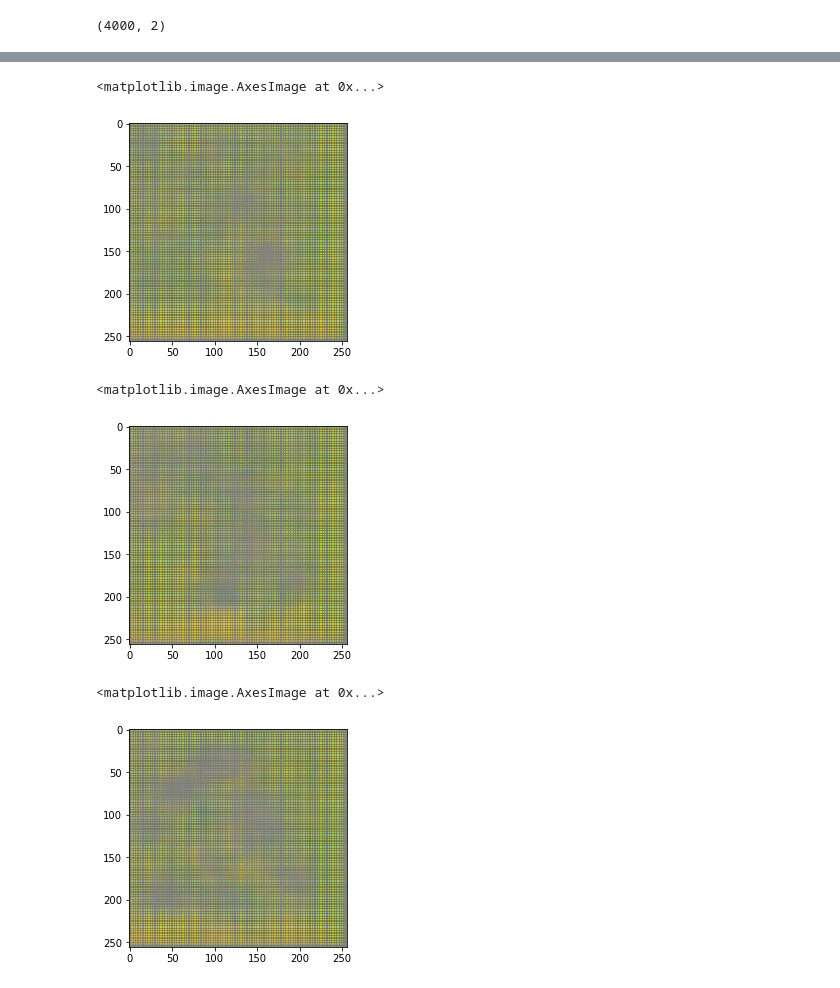
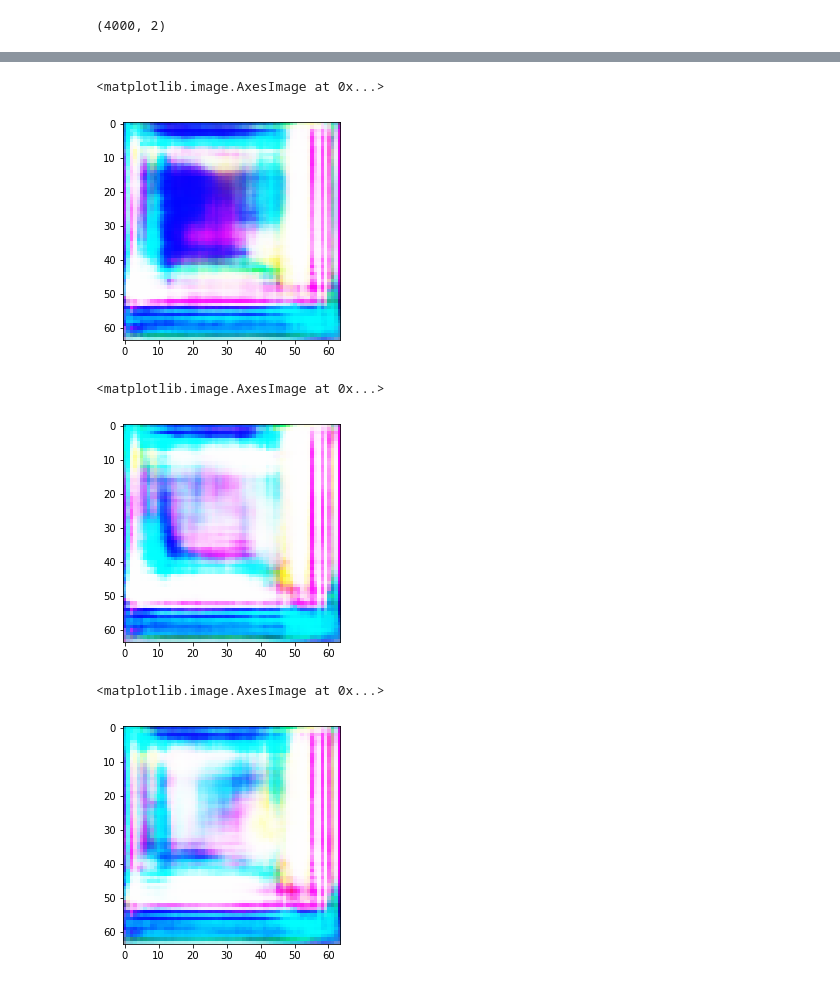
Before and after one commit to elpa8934/GAN, a Jupyter notebook: Colin_Gan.ipynb, the cells around one changed output, grey strips where cells are left out. Cells and saved outputs as stored; diff of their text form; code cells hidden in the pictures.

```diff
--- a/Colin_Gan.ipynb
+++ b/Colin_Gan.ipynb
@@ -110,10 +146,10 @@ Non-trainable params: 0
 _________________________________________________________________
 # %%
 def create_random_image(dim,num_samples):
-    return np.random.randn(dim[0]*dim[1]*dim[2]*num_samples).reshape(num_samples,dim[0],dim[1],dim[2])
+    return shift_negone_one(np.random.rand(dim[0]*dim[1]*dim[2]*num_samples).reshape(num_samples,dim[0],dim[1],dim[2]))
 # %%
 num_fakes = 4000
-X_fakes = create_random_image([256,256,3],num_fakes)
+X_fakes = create_random_image([64,64,3],num_fakes)
 # %%
 X_fakes.shape
 # %% [output]
@@ -156,10 +191,16 @@ latent_dim = 100
 def define_generator(latent_dim):
     model = tf.keras.models.Sequential()
     # foundation for 8x8 image
-    n_nodes = 128 * 8 * 8
+    n_nodes = 512 * 4 * 4
     model.add(tf.keras.layers.Dense(n_nodes, input_dim=latent_dim))
     model.add(tf.keras.layers.LeakyReLU(alpha=0.2))
-    model.add(tf.keras.layers.Reshape((8, 8, 128)))
+    model.add(tf.keras.layers.Reshape((4, 4, 512)))
+    # upsample to 8x8
+    model.add(tf.keras.layers.UpSampling2D())
+    model.add(layers.Conv2D(256,(4,4),padding='same'))
+    model.add(tf.keras.layers.LeakyReLU(alpha=0.2))
+    model.add(layers.BatchNormalization())
+    model.add(tf.keras.layers.LeakyReLU(alpha=0.2))
     # upsample to 16x16
     model.add(tf.keras.layers.UpSampling2D())
     model.add(layers.Conv2D(128,(4,4),padding='same'))
@@ -178,16 +219,7 @@ def define_generator(latent_dim):
     model.add(tf.keras.layers.LeakyReLU(alpha=0.2))
     model.add(layers.BatchNormalization())
     model.add(tf.keras.layers.LeakyReLU(alpha=0.2))
-    # upsample to 128x128
-    model.add(tf.keras.layers.UpSampling2D())
-    model.add(layers.Conv2D(32,(4,4),padding='same'))
-    model.add(tf.keras.layers.LeakyReLU(alpha=0.2))
-    model.add(layers.BatchNormalization())
-    model.add(tf.keras.layers.LeakyReLU(alpha=0.2))
-    # upsample to 256x256
-    model.add(tf.keras.layers.Conv2DTranspose(32, (4,4), strides=(2,2), padding='same'))
-    model.add(tf.keras.layers.LeakyReLU(alpha=0.2))
-    model.add(tf.keras.layers.Conv2D(3, (5,5), activation='sigmoid', padding='same'))
+    model.add(tf.keras.layers.Conv2D(3, (5,5), activation='tanh', padding='same'))
     return model
 
 model_g = define_generator(latent_dim)
@@ -279,6 +289,6 @@ Non-trainable params: 544,258
 _________________________________________________________________
 # %%
-def train(g_model, d_model, gan_model, real_images, latent_dim, n_epochs=3, n_batch=32):
+def train(g_model, d_model, gan_model, real_images, latent_dim, n_epochs=12, n_batch=32):
     bat_per_epo = real_images.shape[0]//n_batch
     half_batch = n_batch//2
     for i in range(n_epochs):
@@ -286,7 +296,6 @@ def train(g_model, d_model, gan_model, real_images, latent_dim, n_epochs=3, n_ba
             X_real = real_images[np.random.randint(0,real_images.shape[0],half_batch)]
             y_real = np.tile([0.0,1.0],(half_batch,1))
             X_fake, y_fake = generate_fake_images(g_model, latent_dim, half_batch)
-            # X, y = np.append(X_real,X_fake,axis=0), np.append(y_real,y_fake,axis=0)
             d_loss, _ = d_model.train_on_batch(X_real, y_real)
             d_loss, _ = d_model.train_on_batch(X_fake, y_fake)
 
@@ -326,18 +328,18 @@ plt.imshow(test_image2[0])
 # %%
 test_image3and,_ =  generate_fake_images(final_g_model,latent_dim,5)
 # %%
-plt.imshow(test_image3and[0])
+plt.imshow(shift_zero_one(test_image3and[0]))
 # %% [output]
 <matplotlib.image.AxesImage at 0x...>
-[figure, old version]
+[figure, new version]
 # %%
-plt.imshow(test_image3and[1])
+plt.imshow(shift_zero_one(test_image3and[1]))
 # %% [output]
 <matplotlib.image.AxesImage at 0x...>
-[figure, old version]
+[figure, new version]
 # %%
-plt.imshow(test_image3and[2])
+plt.imshow(shift_zero_one(test_image3and[2]))
 # %% [output]
 <matplotlib.image.AxesImage at 0x...>
-[figure, old version]
+[figure, new version]
 # %%
```
Also changed, not shown: parts of 31 cells of this notebook.
